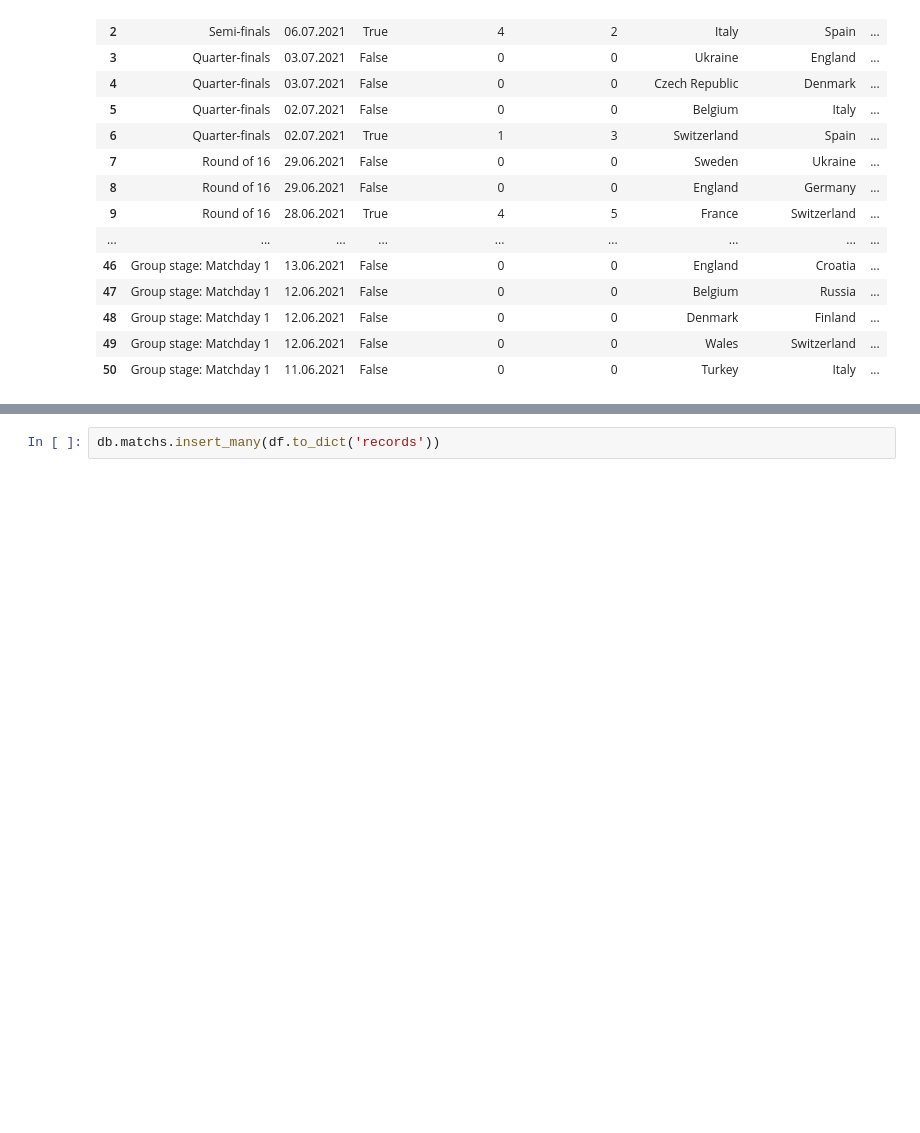
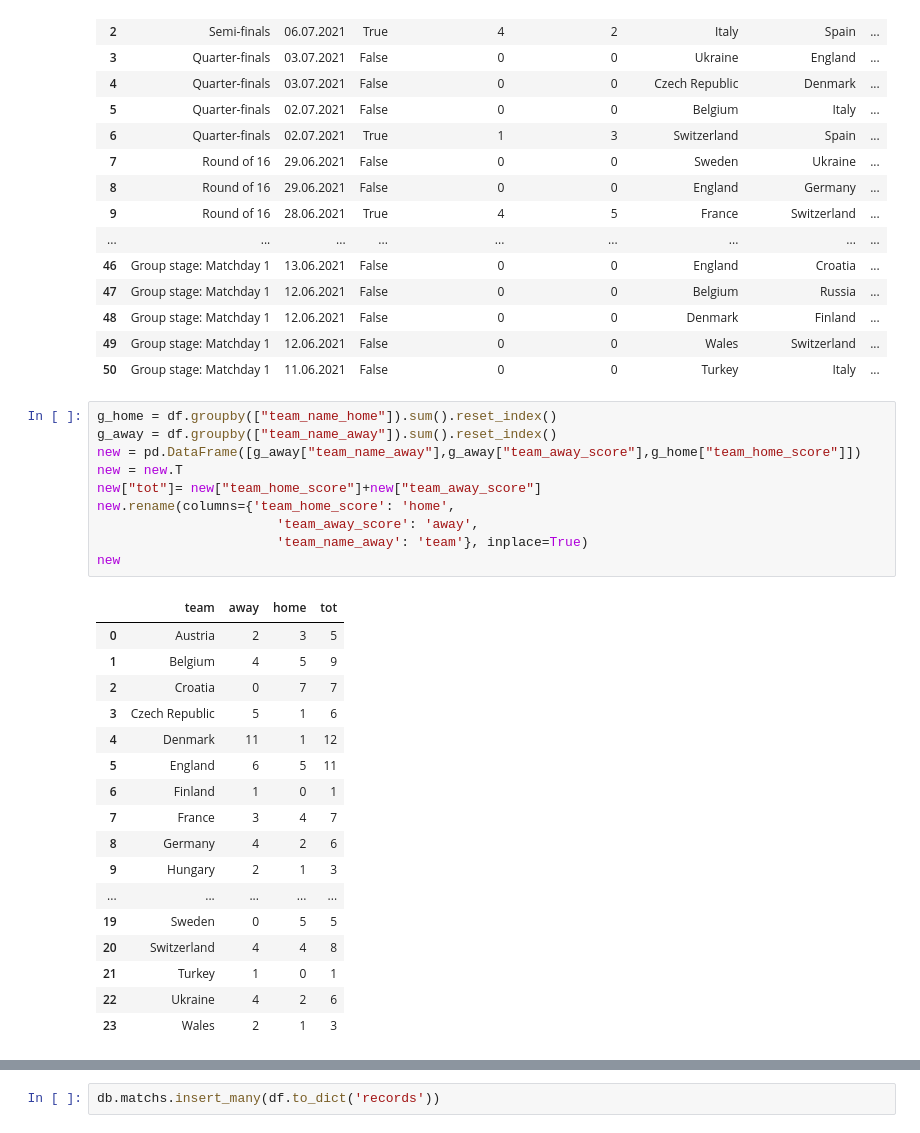
Before and after one commit to oOBoniOo/Euro-2020-data-viewer-, a Jupyter notebook: data_support/CSV_euro_data/format_CSV_EURO_con_pandas.ipynb, the cells around one changed output, grey strips where cells are left out. Saved outputs shown, nothing was run; the diff lists cells and outputs as text; blank space fills up the shorter version.

```diff
--- a/data_support/CSV_euro_data/format_CSV_EURO_con_pandas.ipynb
+++ b/data_support/CSV_euro_data/format_CSV_EURO_con_pandas.ipynb
@@ -150,6 +150,34 @@ df
 | 48 | Group stage: Matchday 1 | 12.06.2021 | False | 0 | 0 | Denmark | Finland | ... |
 | 49 | Group stage: Matchday 1 | 12.06.2021 | False | 0 | 0 | Wales | Switzerland | ... |
 | 50 | Group stage: Matchday 1 | 11.06.2021 | False | 0 | 0 | Turkey | Italy | ... |
+# %%
+g_home = df.groupby(["team_name_home"]).sum().reset_index()
+g_away = df.groupby(["team_name_away"]).sum().reset_index()
+new = pd.DataFrame([g_away["team_name_away"],g_away["team_away_score"],g_home["team_home_score"]])
+new = new.T
+new["tot"]= new["team_home_score"]+new["team_away_score"]
+new.rename(columns={'team_home_score': 'home',
+                       'team_away_score': 'away',
+                       'team_name_away': 'team'}, inplace=True)
+new
+# %% [output]
+|  | team | away | home | tot |
+| 0 | Austria | 2 | 3 | 5 |
+| 1 | Belgium | 4 | 5 | 9 |
+| 2 | Croatia | 0 | 7 | 7 |
+| 3 | Czech Republic | 5 | 1 | 6 |
+| 4 | Denmark | 11 | 1 | 12 |
+| 5 | England | 6 | 5 | 11 |
+| 6 | Finland | 1 | 0 | 1 |
+| 7 | France | 3 | 4 | 7 |
+| 8 | Germany | 4 | 2 | 6 |
+| 9 | Hungary | 2 | 1 | 3 |
+| ... | ... | ... | ... | ... |
+| 19 | Sweden | 0 | 5 | 5 |
+| 20 | Switzerland | 4 | 4 | 8 |
+| 21 | Turkey | 1 | 0 | 1 |
+| 22 | Ukraine | 4 | 2 | 6 |
+| 23 | Wales | 2 | 1 | 3 |
 # %%
 db
 #vaciar collection
```
Also changed, not shown: parts of 1 cell of this notebook, 3 other files.
